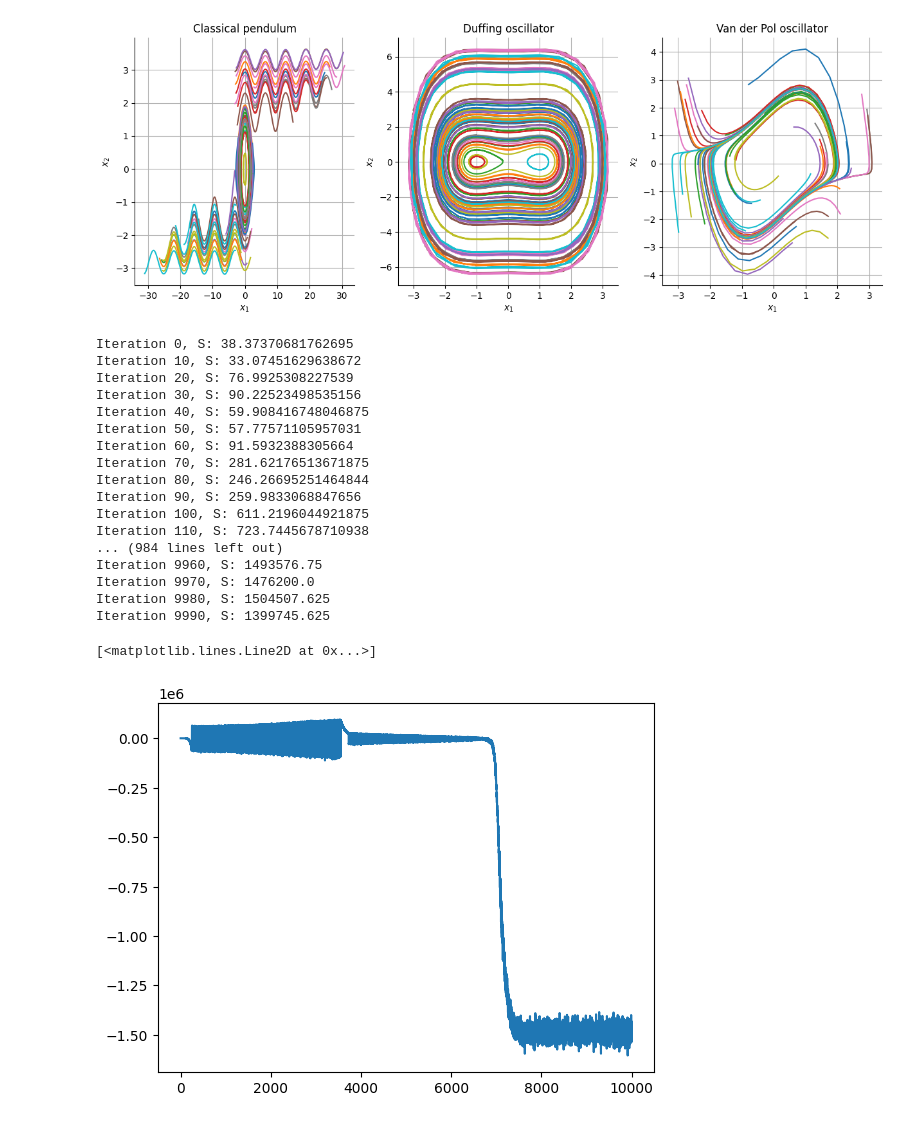
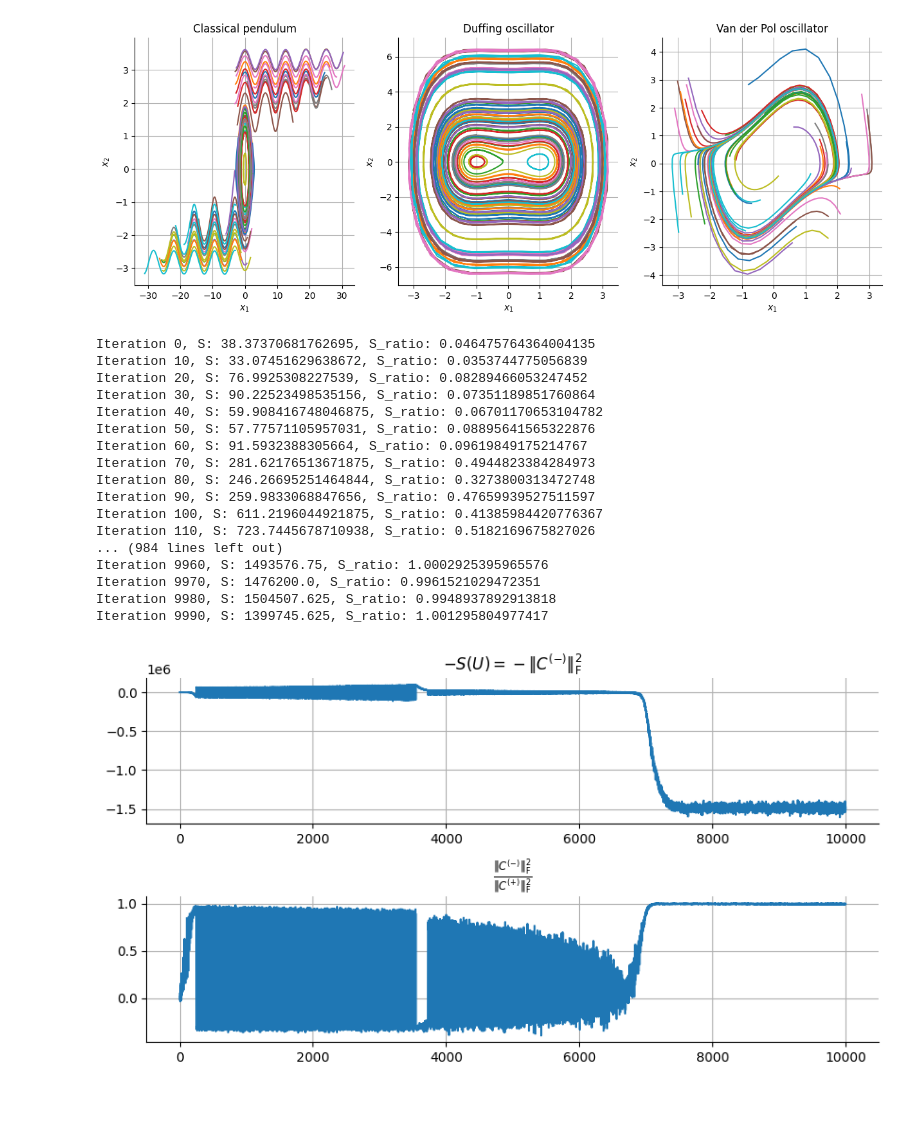
Before and after one commit to ArielleRosinski/SCA_project, a Jupyter notebook: linear_sca_synthetic_data.ipynb, the cells around one changed output. Drawn from its saved outputs; the diff is of its cells as text; code cells hidden in the pictures.

```diff
--- a/linear_sca_synthetic_data.ipynb
+++ b/linear_sca_synthetic_data.ipynb
@@ -95,30 +95,40 @@ noise = random.normal(key, (X_projected.shape[1],))
 X_projected += noise[None, : , None]
 X_projected = jnp.array(X_projected)
 # %%
-U, ls_loss = optimize(X_projected[10:], d=2, learning_rate=0.001, iterations=10000)
+U, ls_loss, ls_S_ratio = optimize(X_projected[10:], d=2, learning_rate=0.001, iterations=10000)
 # %% [output]
-Iteration 0, S: 38.37370681762695
-Iteration 10, S: 33.07451629638672
-Iteration 20, S: 76.9925308227539
-Iteration 30, S: 90.22523498535156
-Iteration 40, S: 59.908416748046875
-Iteration 50, S: 57.77571105957031
-Iteration 60, S: 91.5932388305664
-Iteration 70, S: 281.62176513671875
-Iteration 80, S: 246.26695251464844
-Iteration 90, S: 259.9833068847656
-Iteration 100, S: 611.2196044921875
-Iteration 110, S: 723.7445678710938
+Iteration 0, S: 38.37370681762695, S_ratio: 0.046475764364004135
+Iteration 10, S: 33.07451629638672, S_ratio: 0.0353744775056839
+Iteration 20, S: 76.9925308227539, S_ratio: 0.08289466053247452
+Iteration 30, S: 90.22523498535156, S_ratio: 0.07351189851760864
+Iteration 40, S: 59.908416748046875, S_ratio: 0.06701170653104782
+Iteration 50, S: 57.77571105957031, S_ratio: 0.08895641565322876
+Iteration 60, S: 91.5932388305664, S_ratio: 0.09619849175214767
+Iteration 70, S: 281.62176513671875, S_ratio: 0.4944823384284973
+Iteration 80, S: 246.26695251464844, S_ratio: 0.3273800313472748
+Iteration 90, S: 259.9833068847656, S_ratio: 0.47659939527511597
+Iteration 100, S: 611.2196044921875, S_ratio: 0.41385984420776367
+Iteration 110, S: 723.7445678710938, S_ratio: 0.5182169675827026
 ... (984 lines left out)
-Iteration 9960, S: 1493576.75
-Iteration 9970, S: 1476200.0
-Iteration 9980, S: 1504507.625
-Iteration 9990, S: 1399745.625
+Iteration 9960, S: 1493576.75, S_ratio: 1.0002925395965576
+Iteration 9970, S: 1476200.0, S_ratio: 0.9961521029472351
+Iteration 9980, S: 1504507.625, S_ratio: 0.9948937892913818
+Iteration 9990, S: 1399745.625, S_ratio: 1.001295804977417
-# %%
-plt.plot(ls_loss)
-# %% [output]
-[<matplotlib.lines.Line2D at 0x...>]
-[figure, removed]
+# %%
+plt.figure(figsize=(10,5))
+plt.subplot(211)
+plt.plot(ls_loss)
+plt.grid()
+plt.title(r"$-S(U) = -\|C^{(-)}\|_\mathrm{F}^2$")
+plt.gca().spines[['top','right']].set_visible(False)
+plt.subplot(212)
+plt.plot(ls_S_ratio)
+plt.title(r"$\frac{\|C^{(-)}\|_\mathrm{F}^2}{\|C^{(+)}\|_\mathrm{F}^2}$")
+plt.gca().spines[['top','right']].set_visible(False)
+plt.grid()
+plt.subplots_adjust(hspace=0.5)
+# %% [output]
+[figure, added]
 # %%
 def plot_2D(Y):
     fig = plt.figure(figsize=(5, 5))
```
Also changed, not shown: parts of 2 cells of this notebook.
